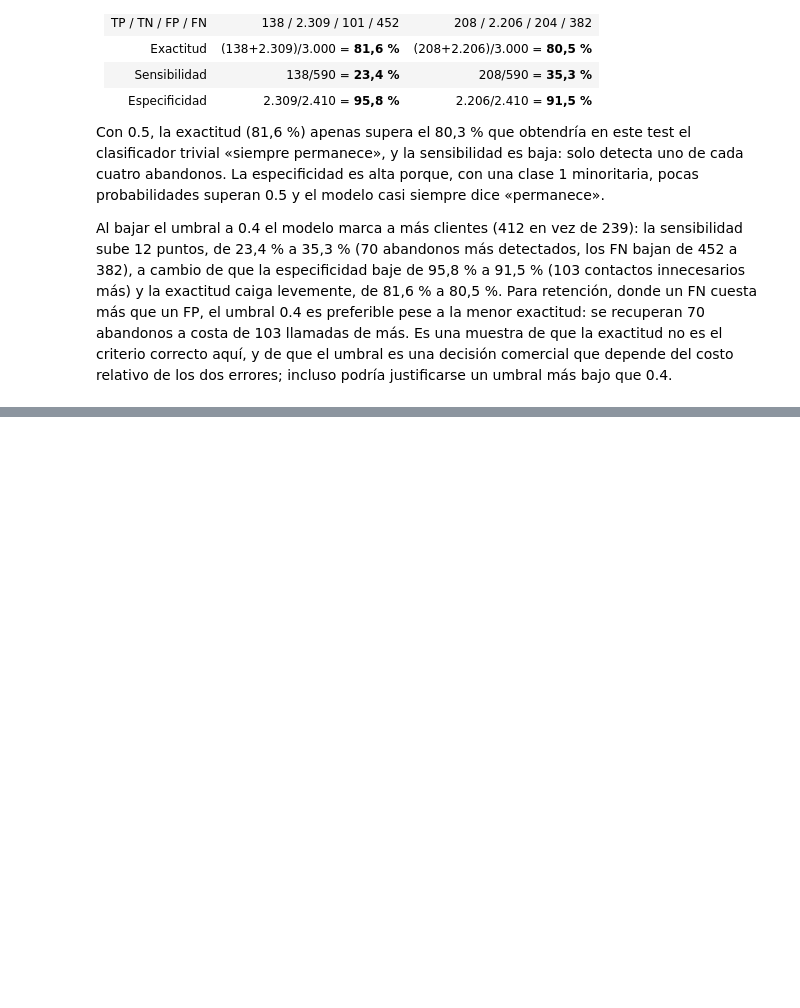
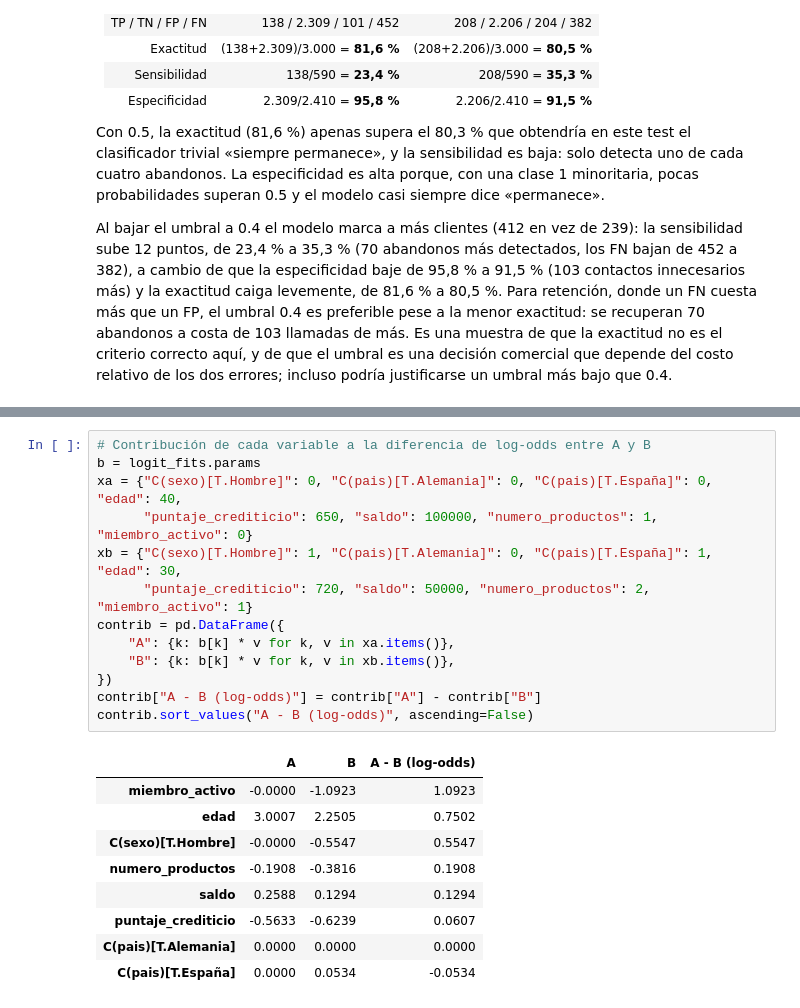
Before and after one commit to Slgxhannel/taller-abandono-producto-20262-Loaiza-Rojas, a Jupyter notebook: Taller_Abandono_Producto_Financiero_Santiago_Loaiza_Leonardo_Rojas.ipynb, the cells around one changed output, grey strips where cells are left out. Cells and saved outputs as stored; diff of their text form; blank space fills up the shorter version.

```diff
--- a/Taller_Abandono_Producto_Financiero_Santiago_Loaiza_Leonardo_Rojas.ipynb
+++ b/Taller_Abandono_Producto_Financiero_Santiago_Loaiza_Leonardo_Rojas.ipynb
@@ -1030,0 +1058,23 @@ Al bajar el umbral a 0.4 el modelo marca a más clientes (412 en vez de 239): la
+# %%
+# Contribución de cada variable a la diferencia de log-odds entre A y B
+b = logit_fits.params
+xa = {"C(sexo)[T.Hombre]": 0, "C(pais)[T.Alemania]": 0, "C(pais)[T.España]": 0, "edad": 40,
+      "puntaje_crediticio": 650, "saldo": 100000, "numero_productos": 1, "miembro_activo": 0}
+xb = {"C(sexo)[T.Hombre]": 1, "C(pais)[T.Alemania]": 0, "C(pais)[T.España]": 1, "edad": 30,
+      "puntaje_crediticio": 720, "saldo": 50000, "numero_productos": 2, "miembro_activo": 1}
+contrib = pd.DataFrame({
+    "A": {k: b[k] * v for k, v in xa.items()},
+    "B": {k: b[k] * v for k, v in xb.items()},
+})
+contrib["A - B (log-odds)"] = contrib["A"] - contrib["B"]
+contrib.sort_values("A - B (log-odds)", ascending=False)
+# %% [output]
+|  | A | B | A - B (log-odds) |
+| miembro_activo | -0.0000 | -1.0923 | 1.0923 |
+| edad | 3.0007 | 2.2505 | 0.7502 |
+| C(sexo)[T.Hombre] | -0.0000 | -0.5547 | 0.5547 |
+| numero_productos | -0.1908 | -0.3816 | 0.1908 |
+| saldo | 0.2588 | 0.1294 | 0.1294 |
+| puntaje_crediticio | -0.5633 | -0.6239 | 0.0607 |
+| C(pais)[T.Alemania] | 0.0000 | 0.0000 | 0.0000 |
+| C(pais)[T.España] | 0.0000 | 0.0534 | -0.0534 |
```
Also changed, not shown: parts of 6 cells of this notebook.
